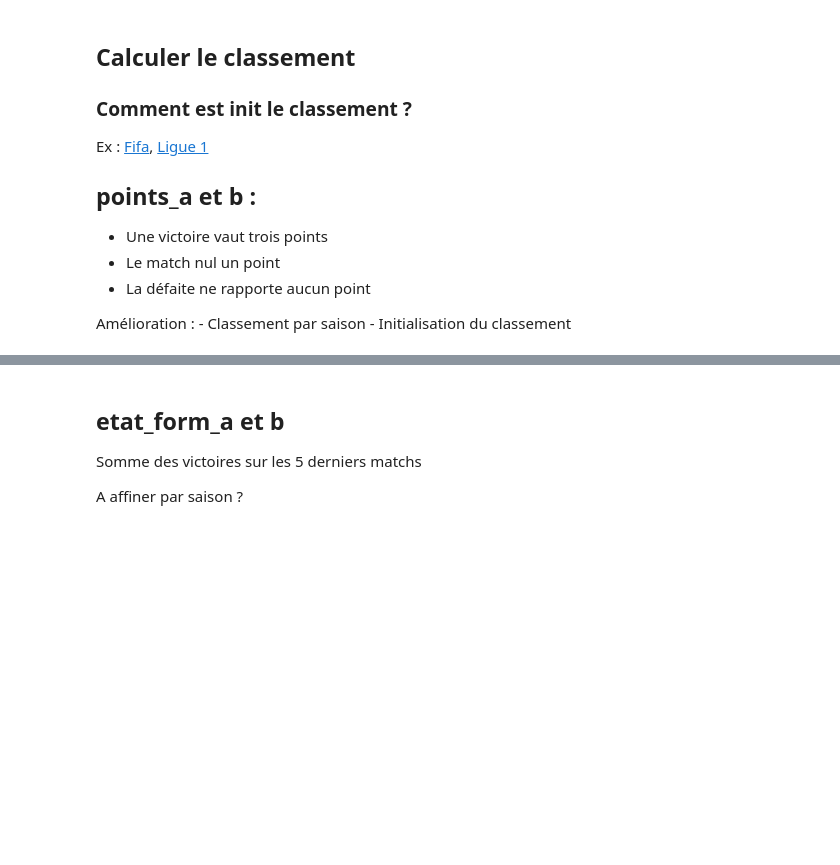
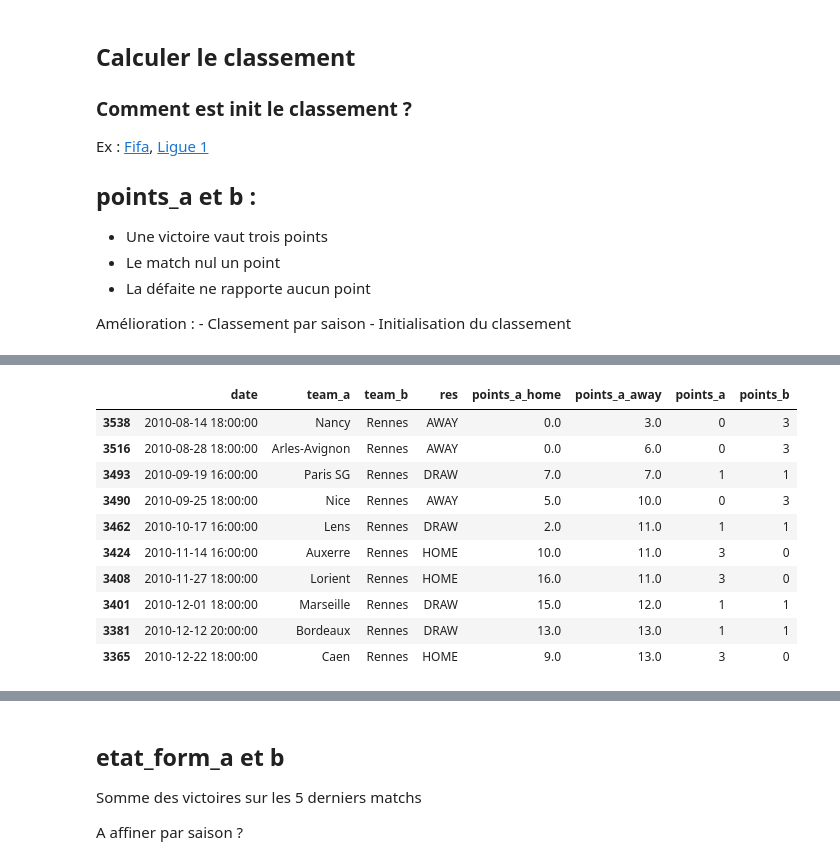
Before and after one commit to samirLazzali/football-ligue-1-scraping-eda, a Jupyter notebook: preprocessing.ipynb, the cells around one changed output, grey strips where cells are left out. Saved outputs shown, nothing was run; the diff lists cells and outputs as text; code cells hidden in the pictures; blank space fills up the shorter version.

```diff
--- a/preprocessing.ipynb
+++ b/preprocessing.ipynb
@@ -159,0 +272,14 @@ ext[ext.team_a == team_a][['res','points_a', 'points_b']].head()
+# %%
+ext[((ext.team_b == 'Rennes')) & (ext.season == season)][['date','team_a', 'team_b','res','points_a_home','points_a_away', 'points_a','points_b']].head(10)
+# %% [output]
+|  | date | team_a | team_b | res | points_a_home | points_a_away | points_a | points_b |
+| 3538 | 2010-08-14 18:00:00 | Nancy | Rennes | AWAY | 0.0 | 3.0 | 0 | 3 |
+| 3516 | 2010-08-28 18:00:00 | Arles-Avignon | Rennes | AWAY | 0.0 | 6.0 | 0 | 3 |
+| 3493 | 2010-09-19 16:00:00 | Paris SG | Rennes | DRAW | 7.0 | 7.0 | 1 | 1 |
+| 3490 | 2010-09-25 18:00:00 | Nice | Rennes | AWAY | 5.0 | 10.0 | 0 | 3 |
+| 3462 | 2010-10-17 16:00:00 | Lens | Rennes | DRAW | 2.0 | 11.0 | 1 | 1 |
+| 3424 | 2010-11-14 16:00:00 | Auxerre | Rennes | HOME | 10.0 | 11.0 | 3 | 0 |
+| 3408 | 2010-11-27 18:00:00 | Lorient | Rennes | HOME | 16.0 | 11.0 | 3 | 0 |
+| 3401 | 2010-12-01 18:00:00 | Marseille | Rennes | DRAW | 15.0 | 12.0 | 1 | 1 |
+| 3381 | 2010-12-12 20:00:00 | Bordeaux | Rennes | DRAW | 13.0 | 13.0 | 1 | 1 |
+| 3365 | 2010-12-22 18:00:00 | Caen | Rennes | HOME | 9.0 | 13.0 | 3 | 0 |
```
Also changed, not shown: parts of 20 cells of this notebook.
